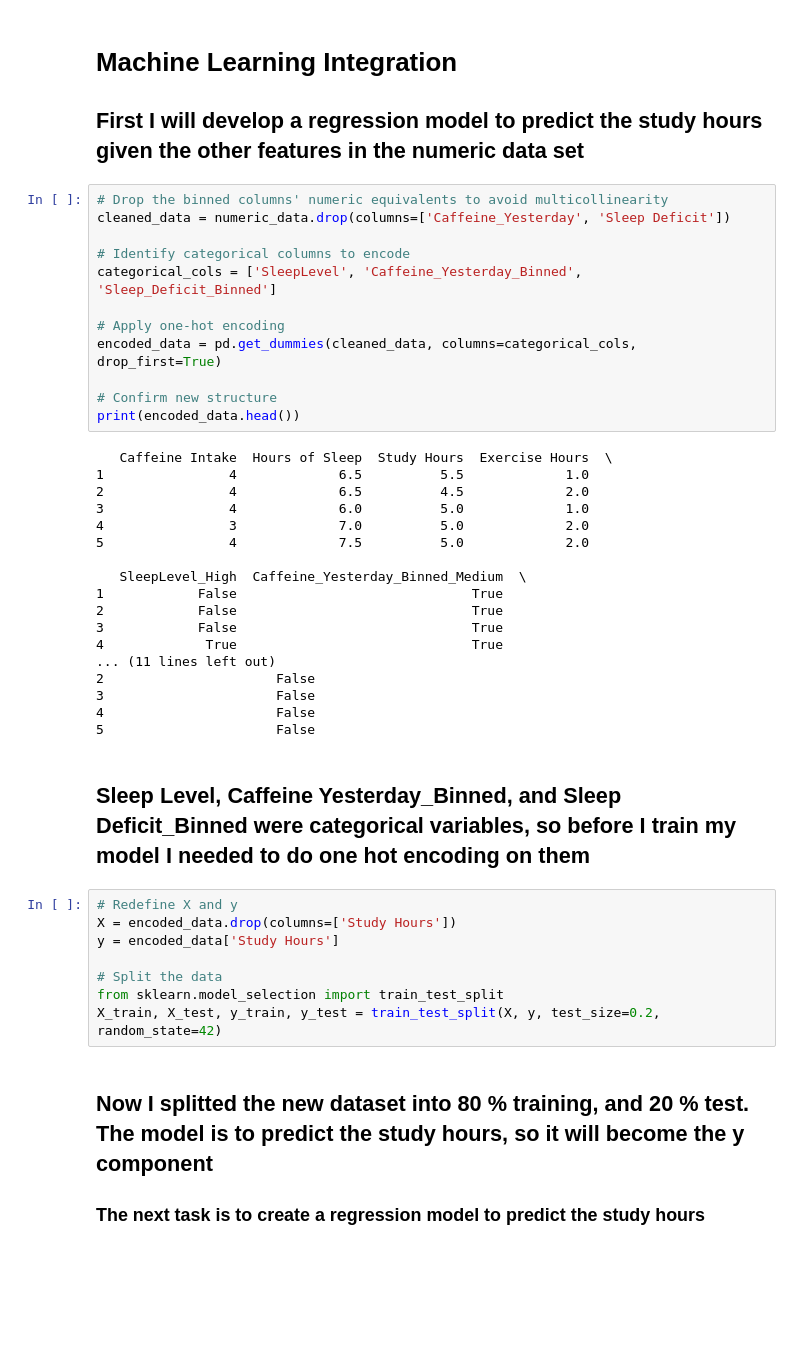
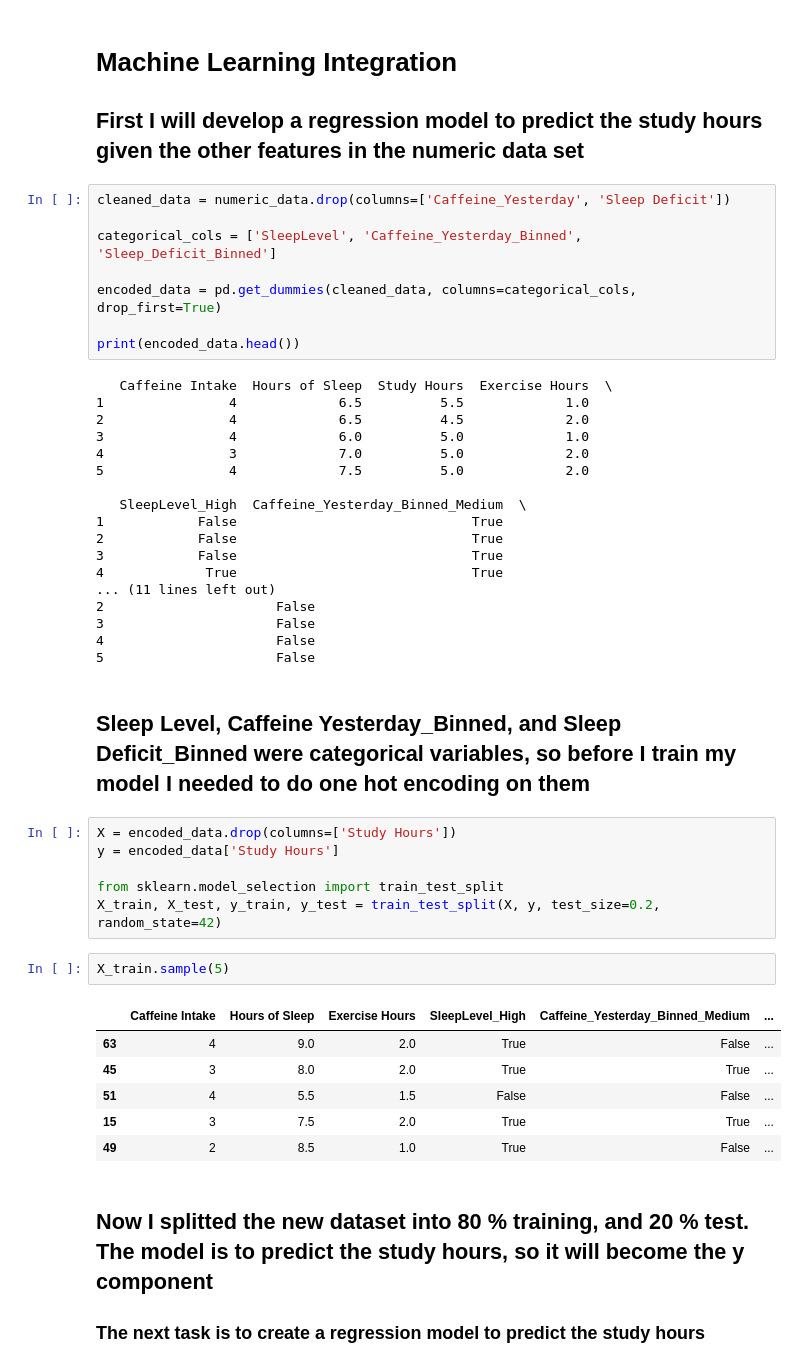
Before and after one commit to emrecavus1/Emre-Cavus-DSA-210-Project, a Jupyter notebook: DSA 210 Project.ipynb, the cells around one changed output. Saved outputs shown, nothing was run; the diff lists cells and outputs as text; blank space fills up the shorter version.

```diff
--- a/DSA 210 Project.ipynb
+++ b/DSA 210 Project.ipynb
@@ -455,16 +455,12 @@ numeric_data.head(5)
 # Machine Learning Integration
 ## First I will develop a regression model to predict the study hours given the other features in the numeric data set
 # %%
-# Drop the binned columns' numeric equivalents to avoid multicollinearity
 cleaned_data = numeric_data.drop(columns=['Caffeine_Yesterday', 'Sleep Deficit'])
 
-# Identify categorical columns to encode
 categorical_cols = ['SleepLevel', 'Caffeine_Yesterday_Binned', 'Sleep_Deficit_Binned']
 
-# Apply one-hot encoding
 encoded_data = pd.get_dummies(cleaned_data, columns=categorical_cols, drop_first=True)
 
-# Confirm new structure
 print(encoded_data.head())
 # %% [output]
    Caffeine Intake  Hours of Sleep  Study Hours  Exercise Hours  \
@@ -487,13 +483,20 @@ print(encoded_data.head())
 # %% [markdown]
 ## Sleep Level, Caffeine Yesterday_Binned, and Sleep Deficit_Binned were categorical variables, so before I train my model I needed to do one hot encoding on them
 # %%
-# Redefine X and y
 X = encoded_data.drop(columns=['Study Hours'])
 y = encoded_data['Study Hours']
 
-# Split the data
 from sklearn.model_selection import train_test_split
 X_train, X_test, y_train, y_test = train_test_split(X, y, test_size=0.2, random_state=42)
+# %%
+X_train.sample(5)
+# %% [output]
+|  | Caffeine Intake | Hours of Sleep | Exercise Hours | SleepLevel_High | Caffeine_Yesterday_Binned_Medium | ... |
+| 63 | 4 | 9.0 | 2.0 | True | False | ... |
+| 45 | 3 | 8.0 | 2.0 | True | True | ... |
+| 51 | 4 | 5.5 | 1.5 | False | False | ... |
+| 15 | 3 | 7.5 | 2.0 | True | True | ... |
+| 49 | 2 | 8.5 | 1.0 | True | False | ... |
 # %% [markdown]
 ## Now I splitted the new dataset into 80 % training, and 20 % test. The model is to predict the study hours, so it will become the y component
 ### The next task is to create a regression model to predict the study hours
```
Also changed, not shown: parts of 12 cells of this notebook.
